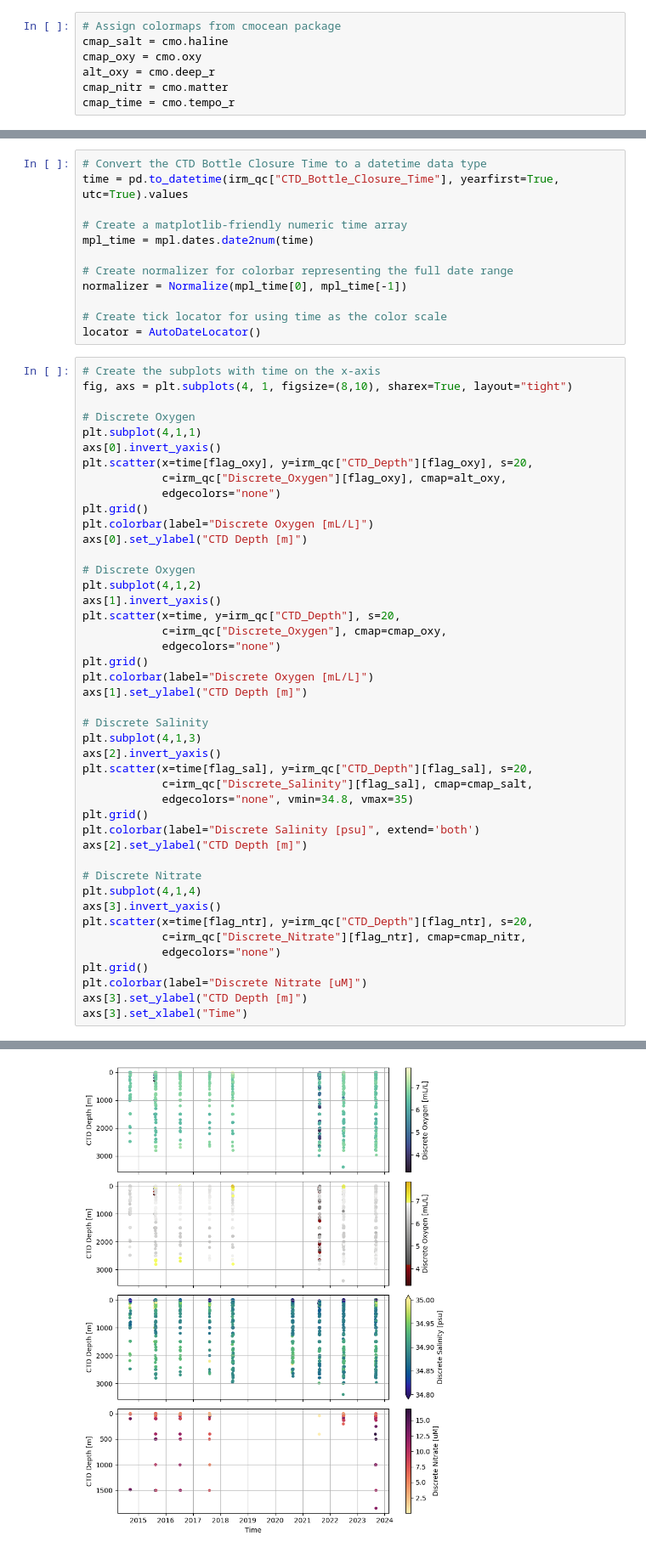
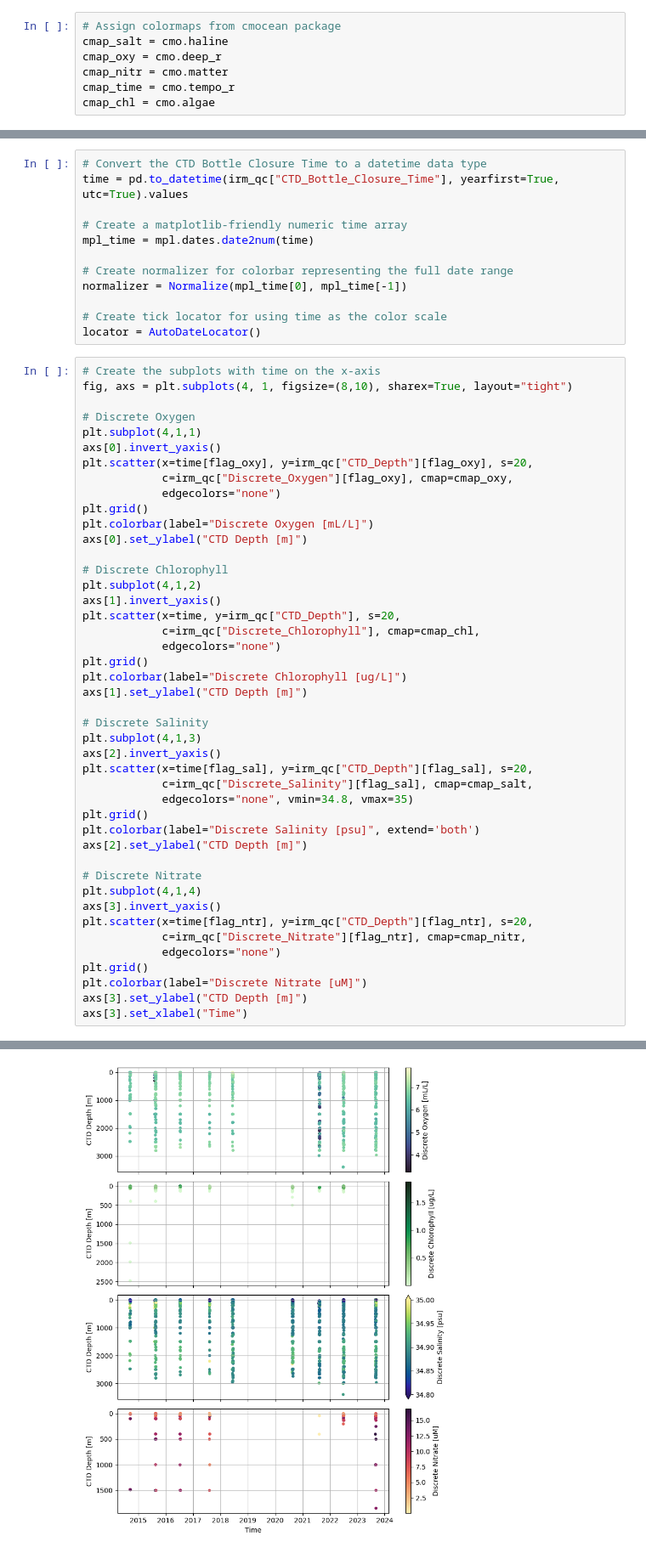
Before and after one commit to cooleyky/ooi-on-bco-dmo, a Jupyter notebook: notebooks/00-OOI-Irminger-discrete-sample-article-figures.ipynb, the cells around one changed output, grey strips where cells are left out. Shown at 85% size. Cells and saved outputs as stored; diff of their text form.

Commit message:
Add chlorophyll profile plot

```diff
--- a/notebooks/00-OOI-Irminger-discrete-sample-article-figures.ipynb
+++ b/notebooks/00-OOI-Irminger-discrete-sample-article-figures.ipynb
@@ -50,10 +50,10 @@ Index(['Cruise', 'Station', 'Target_Asset', 'Start_Latitude',
 # %%
 # Assign colormaps from cmocean package
 cmap_salt = cmo.haline
-cmap_oxy = cmo.oxy
-alt_oxy = cmo.deep_r
+cmap_oxy = cmo.deep_r
 cmap_nitr = cmo.matter
 cmap_time = cmo.tempo_r
+cmap_chl = cmo.algae
 # %%
 # Filter for casts, niskins, and samples with flags
 # denoting "Acceptable" or "No problems noted"
@@ -87,45 +89,45 @@ fig, axs = plt.subplots(4, 1, figsize=(8,10), sharex=True, layout="tight")
 plt.subplot(4,1,1)
 axs[0].invert_yaxis()
 plt.scatter(x=time[flag_oxy], y=irm_qc["CTD_Depth"][flag_oxy], s=20,
-            c=irm_qc["Discrete_Oxygen"][flag_oxy], cmap=alt_oxy,
+            c=irm_qc["Discrete_Oxygen"][flag_oxy], cmap=cmap_oxy,
             edgecolors="none")
 plt.grid()
 plt.colorbar(label="Discrete Oxygen [mL/L]")
 axs[0].set_ylabel("CTD Depth [m]")
 
-# Discrete Oxygen
+# Discrete Chlorophyll
 plt.subplot(4,1,2)
 axs[1].invert_yaxis()
 plt.scatter(x=time, y=irm_qc["CTD_Depth"], s=20,
-            c=irm_qc["Discrete_Oxygen"], cmap=cmap_oxy,
+            c=irm_qc["Discrete_Chlorophyll"], cmap=cmap_chl,
             edgecolors="none")
 plt.grid()
-plt.colorbar(label="Discrete Oxygen [mL/L]")
+plt.colorbar(label="Discrete Chlorophyll [ug/L]")
 axs[1].set_ylabel("CTD Depth [m]")
 
 # Discrete Salinity
 plt.subplot(4,1,3)
 axs[2].invert_yaxis()
 plt.scatter(x=time[flag_sal], y=irm_qc["CTD_Depth"][flag_sal], s=20,
             c=irm_qc["Discrete_Salinity"][flag_sal], cmap=cmap_salt,
             edgecolors="none", vmin=34.8, vmax=35)
 plt.grid()
 plt.colorbar(label="Discrete Salinity [psu]", extend='both')
 axs[2].set_ylabel("CTD Depth [m]")
 
 # Discrete Nitrate
 plt.subplot(4,1,4)
 axs[3].invert_yaxis()
 plt.scatter(x=time[flag_ntr], y=irm_qc["CTD_Depth"][flag_ntr], s=20,
             c=irm_qc["Discrete_Nitrate"][flag_ntr], cmap=cmap_nitr,
             edgecolors="none")
 plt.grid()
 plt.colorbar(label="Discrete Nitrate [uM]")
 axs[3].set_ylabel("CTD Depth [m]")
 axs[3].set_xlabel("Time")
 # %% [output]
 Text(0.5, 0, 'Time')
-[figure, old version]
+[figure, new version]
 # %%
 # Create the subplots with time indicated by color
 fig, axs = plt.subplots(1, 3, figsize=(8,4), sharey=True, constrained_layout=True)
```
Also changed, not shown: parts of 1 cell of this notebook.
